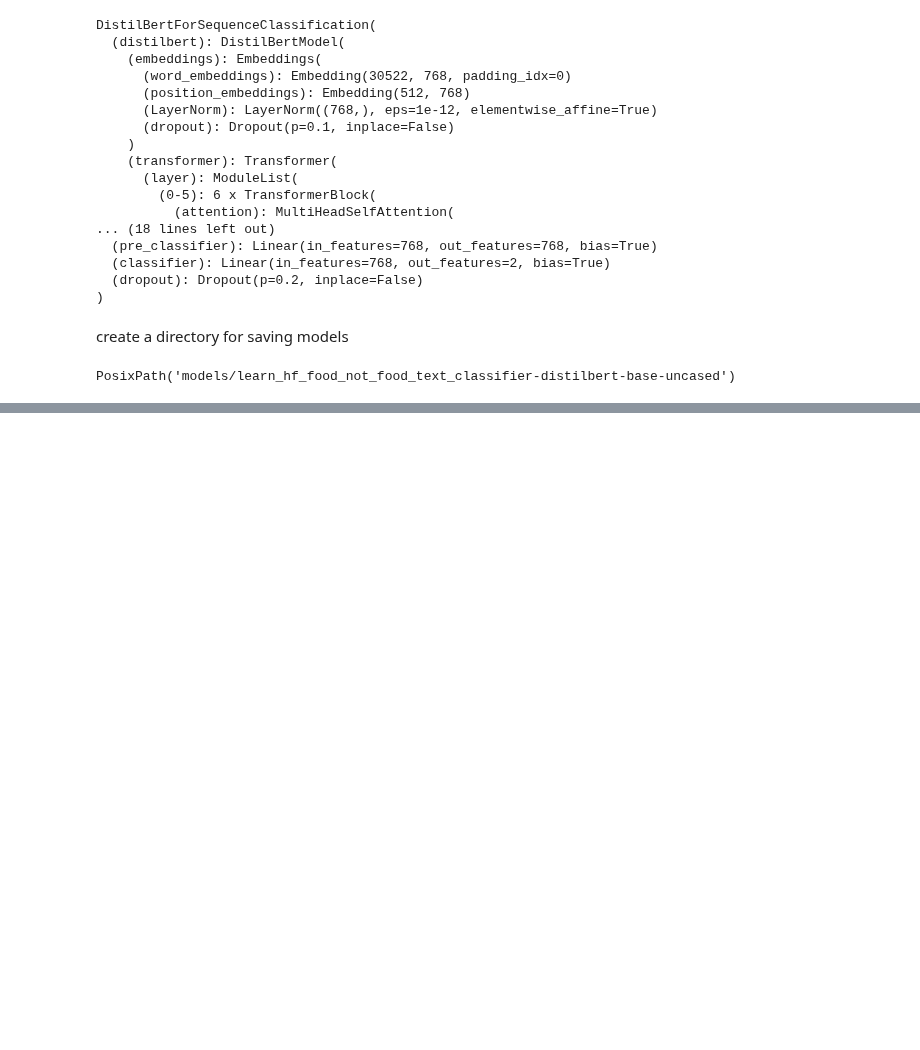
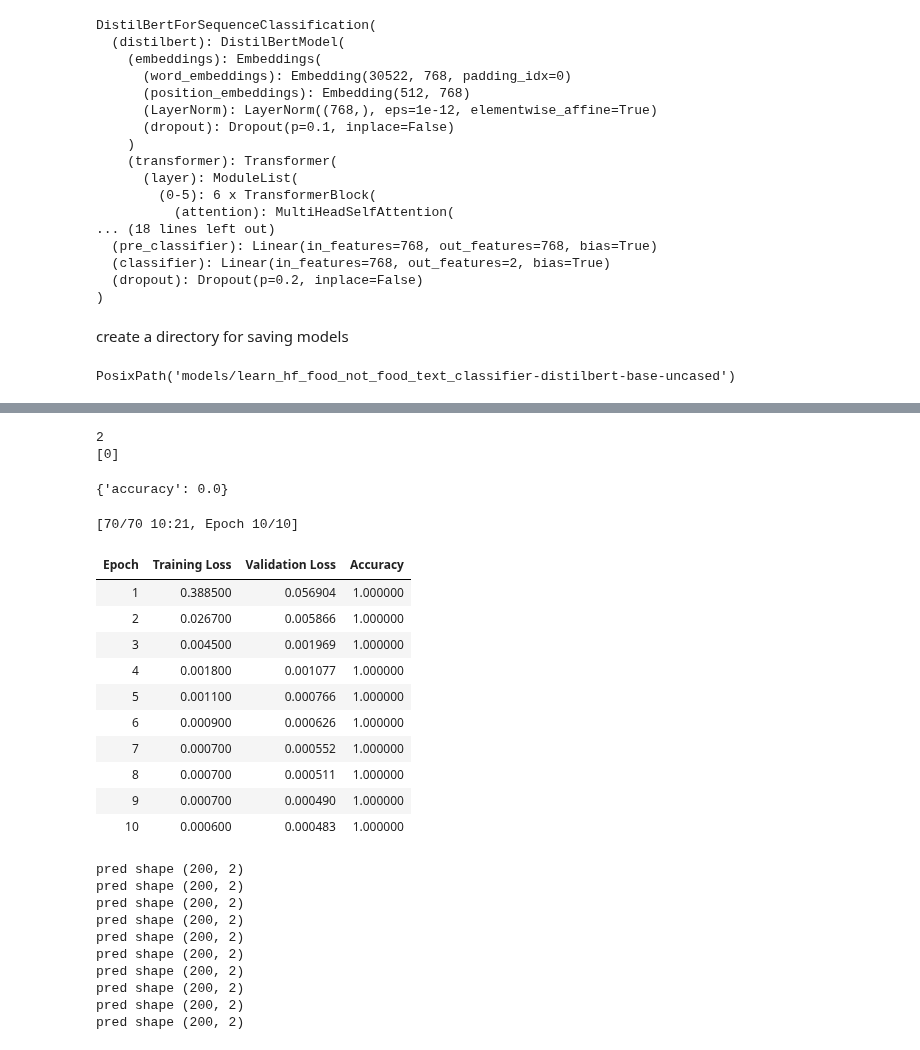
Before and after one commit to tanvircr7/meh, a Jupyter notebook: Text_Classification.ipynb, the cells around one changed output, grey strips where cells are left out. Cells and saved outputs as stored; diff of their text form; code cells hidden in the pictures; blank space fills up the shorter version.

```diff
--- a/Text_Classification.ipynb
+++ b/Text_Classification.ipynb
@@ -433,0 +339,30 @@ PosixPath('models/learn_hf_food_not_food_text_classifier-distilbert-base-uncased
+# %%
+# OUT OF FLOW
+# Redoing compute accuracy to fix error
+import evaluate
+import numpy as np
+from typing import Tuple
+
+accuracy_metric = evaluate.load("accuracy")
+def compute_accuracy(predictions_and_labels: Tuple[np.array, np.array]):
+  """
+  Computes the accuracy of a model by comparing predictions and labels
+  """
+  predictions, labels = predictions_and_labels
+
+  if len(predictions.shape) >= 2:
+    print(f"pred shape {predictions.shape}")
+    predictions = np.argmax(predictions, axis=1)
+
+  return accuracy_metric.compute(predictions=predictions, references=labels)
+# %%
+from transformers import Trainer
+
+trainer = Trainer(
+    model=model,
+    args=training_args,
+    train_dataset=tokenized_dataset["train"],
+    eval_dataset=tokenized_dataset["train"],
+    tokenizer=tokenizer,
+    compute_metrics=compute_accuracy,
+)
@@ -433,0 +398,14 @@ PosixPath('models/learn_hf_food_not_food_text_classifier-distilbert-base-uncased
+# %%
+input_predictions = np.array([[ 1.3885518, -1.3348335]])
+input_references = np.array([1])
+# we were having shape mismatch
+# fix it by argmaxing value 1 and 2
+# we're gonna use below code snippet to fix things
+print(len(input_predictions.shape))
+if len(input_predictions.shape) >= 2:
+  input_predictions = np.argmax(input_predictions, axis=1)
+
+print(input_predictions)
+# %% [output]
+2
+[0]
@@ -433,0 +429,29 @@ PosixPath('models/learn_hf_food_not_food_text_classifier-distilbert-base-uncased
+# %%
+compute_accuracy(predictions_and_labels=(input_predictions, input_references))
+# %% [output]
+{'accuracy': 0.0}
+# %%
+results = trainer.train()
+# %% [output]
+[70/70 10:21, Epoch 10/10]
+| Epoch | Training Loss | Validation Loss | Accuracy |
+| 1 | 0.388500 | 0.056904 | 1.000000 |
+| 2 | 0.026700 | 0.005866 | 1.000000 |
+| 3 | 0.004500 | 0.001969 | 1.000000 |
+| 4 | 0.001800 | 0.001077 | 1.000000 |
+| 5 | 0.001100 | 0.000766 | 1.000000 |
+| 6 | 0.000900 | 0.000626 | 1.000000 |
+| 7 | 0.000700 | 0.000552 | 1.000000 |
+| 8 | 0.000700 | 0.000511 | 1.000000 |
+| 9 | 0.000700 | 0.000490 | 1.000000 |
+| 10 | 0.000600 | 0.000483 | 1.000000 |
+pred shape (200, 2)
+pred shape (200, 2)
+pred shape (200, 2)
+pred shape (200, 2)
+pred shape (200, 2)
+pred shape (200, 2)
+pred shape (200, 2)
+pred shape (200, 2)
+pred shape (200, 2)
+pred shape (200, 2)
```
Also changed, not shown: parts of 55 cells of this notebook.
